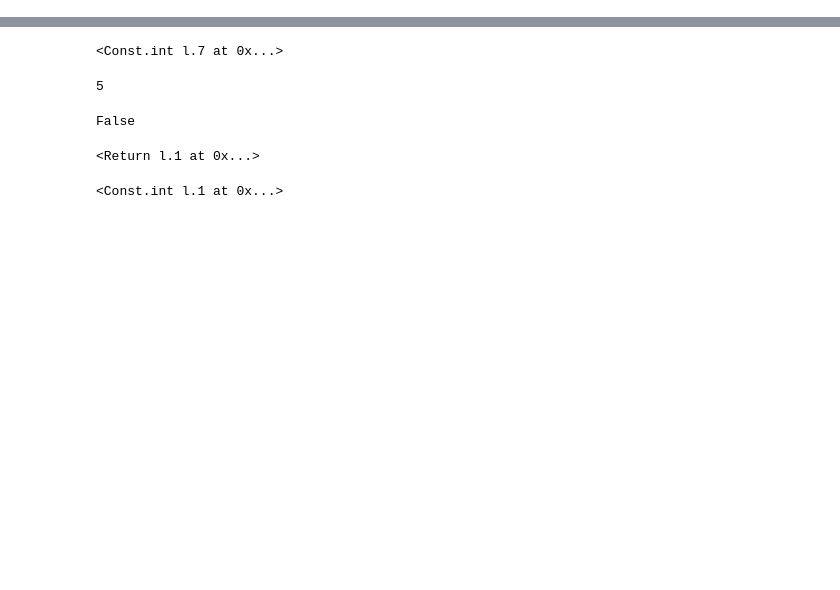
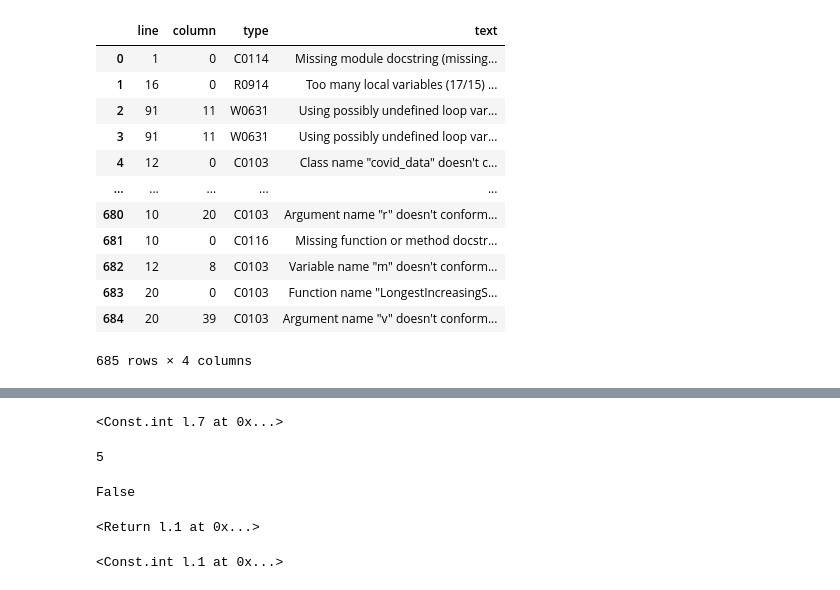
Before and after one commit to asifzmn/ProgramAnalysis, a Jupyter notebook: pylint_analyzer.ipynb, the cells around one changed output, grey strips where cells are left out. Saved outputs shown, nothing was run; the diff lists cells and outputs as text; code cells hidden in the pictures; blank space fills up the shorter version.

Commit message:
collecting data from github and visualization

```diff
--- a/pylint_analyzer.ipynb
+++ b/pylint_analyzer.ipynb
@@ -0,0 +13,10 @@
+# %%
+import os
+python_files = []
+for root, dirs, files in os.walk(repo_folder):
+    for name in files:
+        file_path_full = (os.path.join(root, name))
+        if file_path_full.endswith('.py'):
+            python_files.append(file_path_full)
+
+python_files
@@ -48,8 +82,13 @@ from io import StringIO
 from pylint.lint import Run
 from pylint.reporters.text import TextReporter
 
-pylint_output = StringIO()  # Custom open stream
-reporter = TextReporter(pylint_output)
-Run(["test_file.py"], reporter=reporter, do_exit=False)
+def run_pylint_and_generate_report(module_name):
+    pylint_output = StringIO()  # Custom open stream
+    reporter = TextReporter(pylint_output)
+    # Run(['--load-plugins=my_plugin,--disable=all,--enable=non-unique-returns',"test.py"], reporter=reporter, do_exit=False)
+    Run([module_name], reporter=reporter, do_exit=False)
+    return pylint_output
+
+pylint_output = run_pylint_and_generate_report(module_name)
 print(pylint_output.getvalue())  # Retrieve and print the text report
 # %% [output]
@@ -57,0 +112,17 @@ test_file.py:1:0: F0001: No module named test_file.py (fatal)
+# %%
+def clean_report(pylint_output):
+    report = pylint_output.getvalue()
+    issues = report.split('\n')
+    issues_formatted = list(map(lambda x: x.split(':')[1:], issues[1:-5]))
+    return issues_formatted
+
+# print(report)
+# %%
+issues_formatted_all_files = []
+
+for module_name in python_files[:100]:
+    pylint_output = run_pylint_and_generate_report(module_name)
+    issues_formatted = clean_report(pylint_output)
+    issues_formatted_all_files.extend(issues_formatted)
+
+issues_formatted_all_files
@@ -58,3 +149,21 @@ test_file.py:1:0: F0001: No module named test_file.py (fatal)
+# %%
+issues_df = pd.DataFrame(issues_formatted_all_files)
+issues_df.columns = ['line','column','type','text']
+issues_df
+# %% [output]
+|  | line | column | type | text |
+| 0 | 1 | 0 | C0114 | Missing module docstring (missing... |
+| 1 | 16 | 0 | R0914 | Too many local variables (17/15) ... |
+| 2 | 91 | 11 | W0631 | Using possibly undefined loop var... |
+| 3 | 91 | 11 | W0631 | Using possibly undefined loop var... |
+| 4 | 12 | 0 | C0103 | Class name "covid_data" doesn't c... |
+| ... | ... | ... | ... | ... |
+| 680 | 10 | 20 | C0103 | Argument name "r" doesn't conform... |
+| 681 | 10 | 0 | C0116 | Missing function or method docstr... |
+| 682 | 12 | 8 | C0103 | Variable name "m" doesn't conform... |
+| 683 | 20 | 0 | C0103 | Function name "LongestIncreasingS... |
+| 684 | 20 | 39 | C0103 | Argument name "v" doesn't conform... |
+685 rows × 4 columns
 # %%
 %tb
 # %% [output]
```
Also changed, not shown: parts of 18 cells of this notebook.
